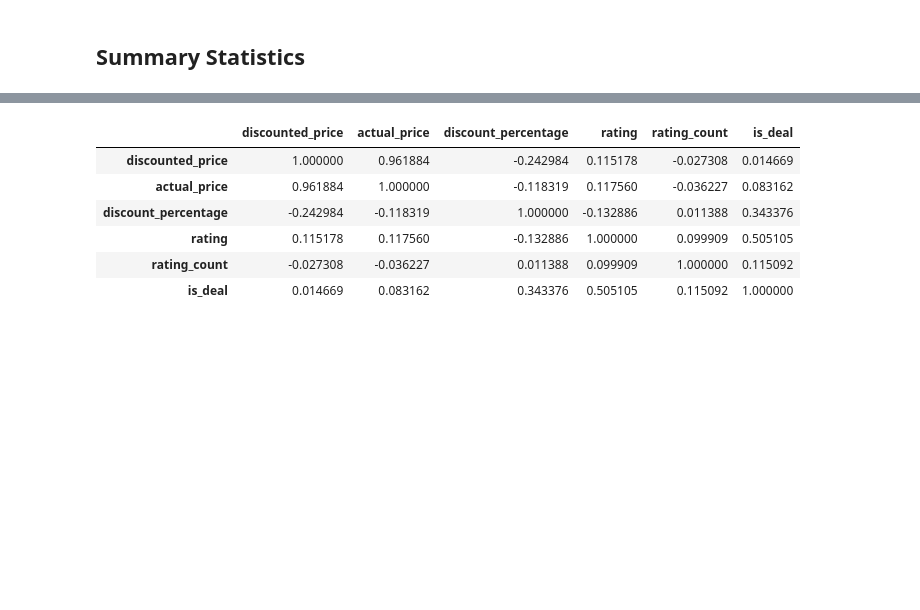
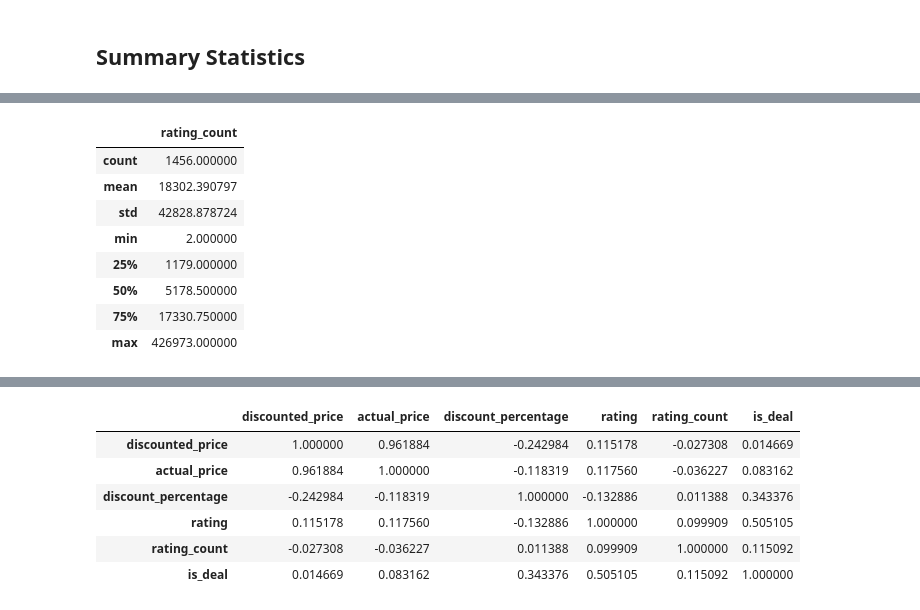
Before and after one commit to KuroQQ/CSCI3360E-Final-Project, a Jupyter notebook: report_group13.ipynb, the cells around one changed output, grey strips where cells are left out. Drawn from its saved outputs; the diff is of its cells as text; code cells hidden in the pictures; blank space fills up the shorter version.

```diff
--- a/report_group13.ipynb
+++ b/report_group13.ipynb
@@ -36,0 +51,13 @@ Name: count, dtype: int64
+# %%
+# Standard Univariate Statistics for Rating Count
+df[["rating_count"]].describe()
+# %% [output]
+|  | rating_count |
+| count | 1456.000000 |
+| mean | 18302.390797 |
+| std | 42828.878724 |
+| min | 2.000000 |
+| 25% | 1179.000000 |
+| 50% | 5178.500000 |
+| 75% | 17330.750000 |
+| max | 426973.000000 |
```
Also changed, not shown: parts of 15 cells of this notebook.
